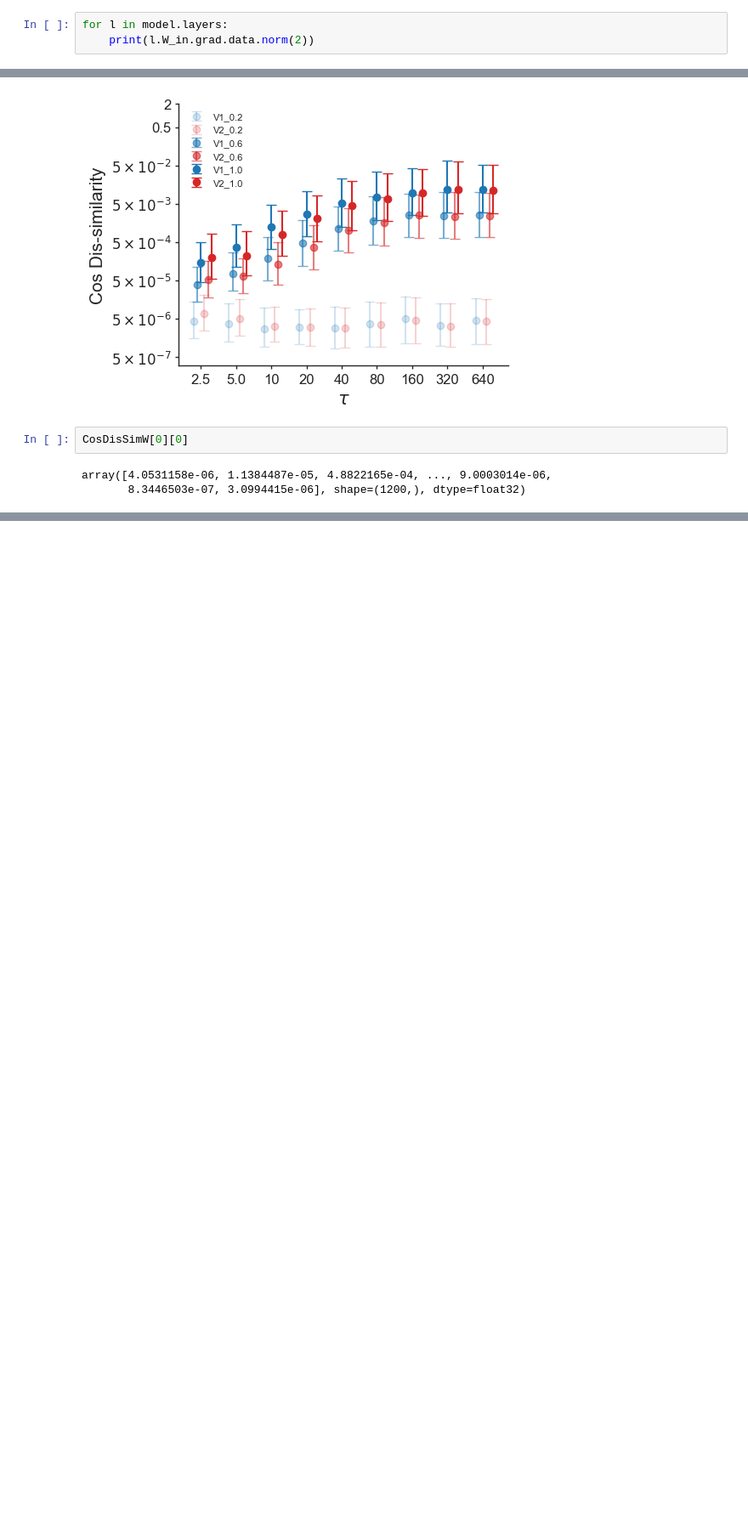
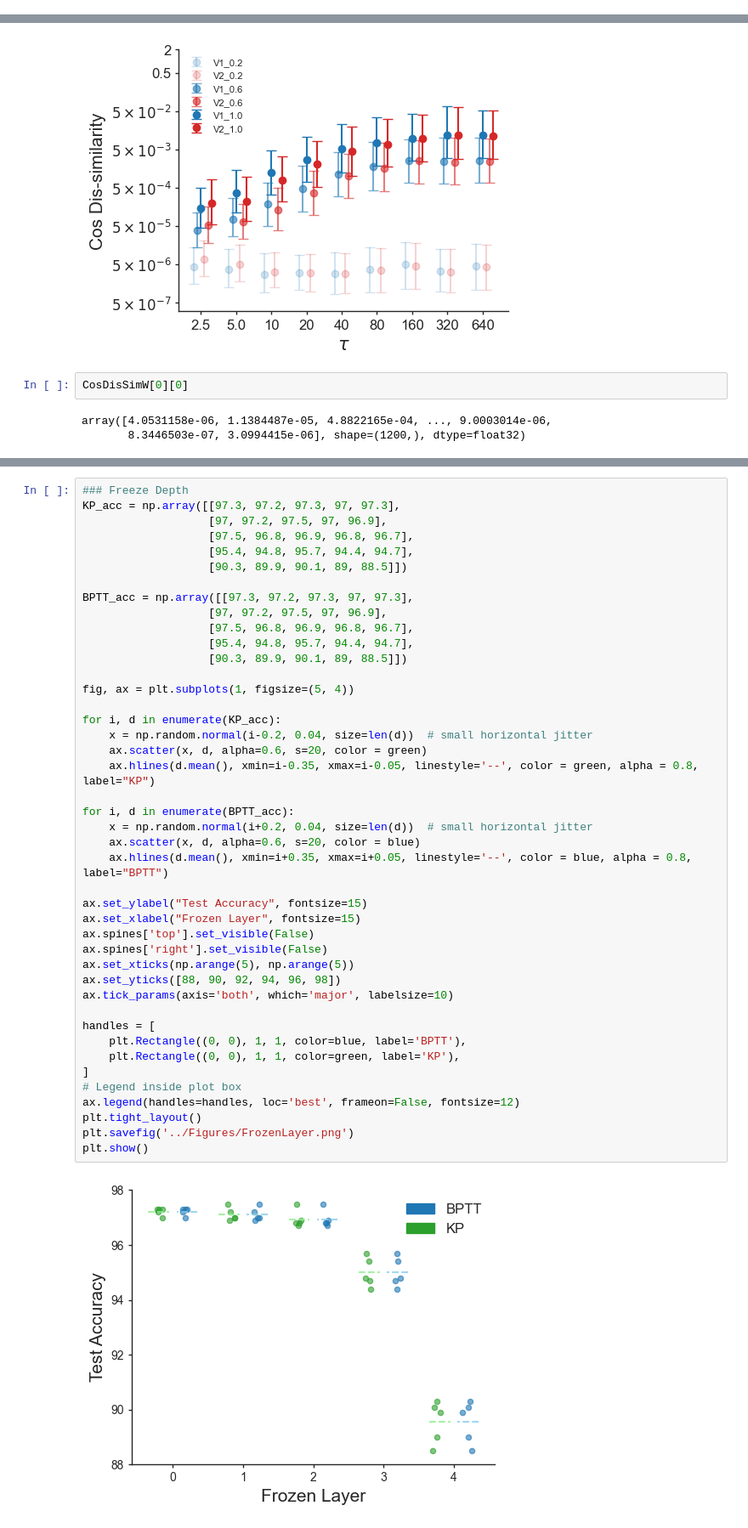
Before and after one commit to Baskin-LIU/Kernel-Propagation, a Jupyter notebook: Experiments/MNIST1D.ipynb, the cells around one changed output, grey strips where cells are left out. Shown at 85% size. Cells and saved outputs as stored; diff of their text form; blank space fills up the shorter version.

```diff
--- a/Experiments/MNIST1D.ipynb
+++ b/Experiments/MNIST1D.ipynb
@@ -261,6 +261,3 @@ print('finished')
 # %% [output]
 Training started...
 KeyboardInterrupt:
-# %%
-for l in model.layers:
-    print(l.W_in.grad.data.norm(2))
@@ -1029,0 +851,45 @@ All_record
+# %%
+### Freeze Depth
+KP_acc = np.array([[97.3, 97.2, 97.3, 97, 97.3],
+                   [97, 97.2, 97.5, 97, 96.9],
+                   [97.5, 96.8, 96.9, 96.8, 96.7],
+                   [95.4, 94.8, 95.7, 94.4, 94.7],
+                   [90.3, 89.9, 90.1, 89, 88.5]])
+
+BPTT_acc = np.array([[97.3, 97.2, 97.3, 97, 97.3],
+                   [97, 97.2, 97.5, 97, 96.9],
+                   [97.5, 96.8, 96.9, 96.8, 96.7],
+                   [95.4, 94.8, 95.7, 94.4, 94.7],
+                   [90.3, 89.9, 90.1, 89, 88.5]])
+
+fig, ax = plt.subplots(1, figsize=(5, 4))
+
+for i, d in enumerate(KP_acc):
+    x = np.random.normal(i-0.2, 0.04, size=len(d))  # small horizontal jitter
+    ax.scatter(x, d, alpha=0.6, s=20, color = green)
+    ax.hlines(d.mean(), xmin=i-0.35, xmax=i-0.05, linestyle='--', color = green, alpha = 0.8, label="KP")
+
+for i, d in enumerate(BPTT_acc):
+    x = np.random.normal(i+0.2, 0.04, size=len(d))  # small horizontal jitter
+    ax.scatter(x, d, alpha=0.6, s=20, color = blue)
+    ax.hlines(d.mean(), xmin=i+0.35, xmax=i+0.05, linestyle='--', color = blue, alpha = 0.8, label="BPTT")
+
+ax.set_ylabel("Test Accuracy", fontsize=15)
+ax.set_xlabel("Frozen Layer", fontsize=15)
+ax.spines['top'].set_visible(False)
+ax.spines['right'].set_visible(False)
+ax.set_xticks(np.arange(5), np.arange(5))
+ax.set_yticks([88, 90, 92, 94, 96, 98])
+ax.tick_params(axis='both', which='major', labelsize=10)
+
+handles = [
+    plt.Rectangle((0, 0), 1, 1, color=blue, label='BPTT'),
+    plt.Rectangle((0, 0), 1, 1, color=green, label='KP'),
+]
+# Legend inside plot box
+ax.legend(handles=handles, loc='best', frameon=False, fontsize=12)
+plt.tight_layout()
+plt.savefig('../Figures/FrozenLayer.png')
+plt.show()
+# %% [output]
+[figure, added]
```
Also changed, not shown: parts of 12 cells of this notebook, 10 other files.
